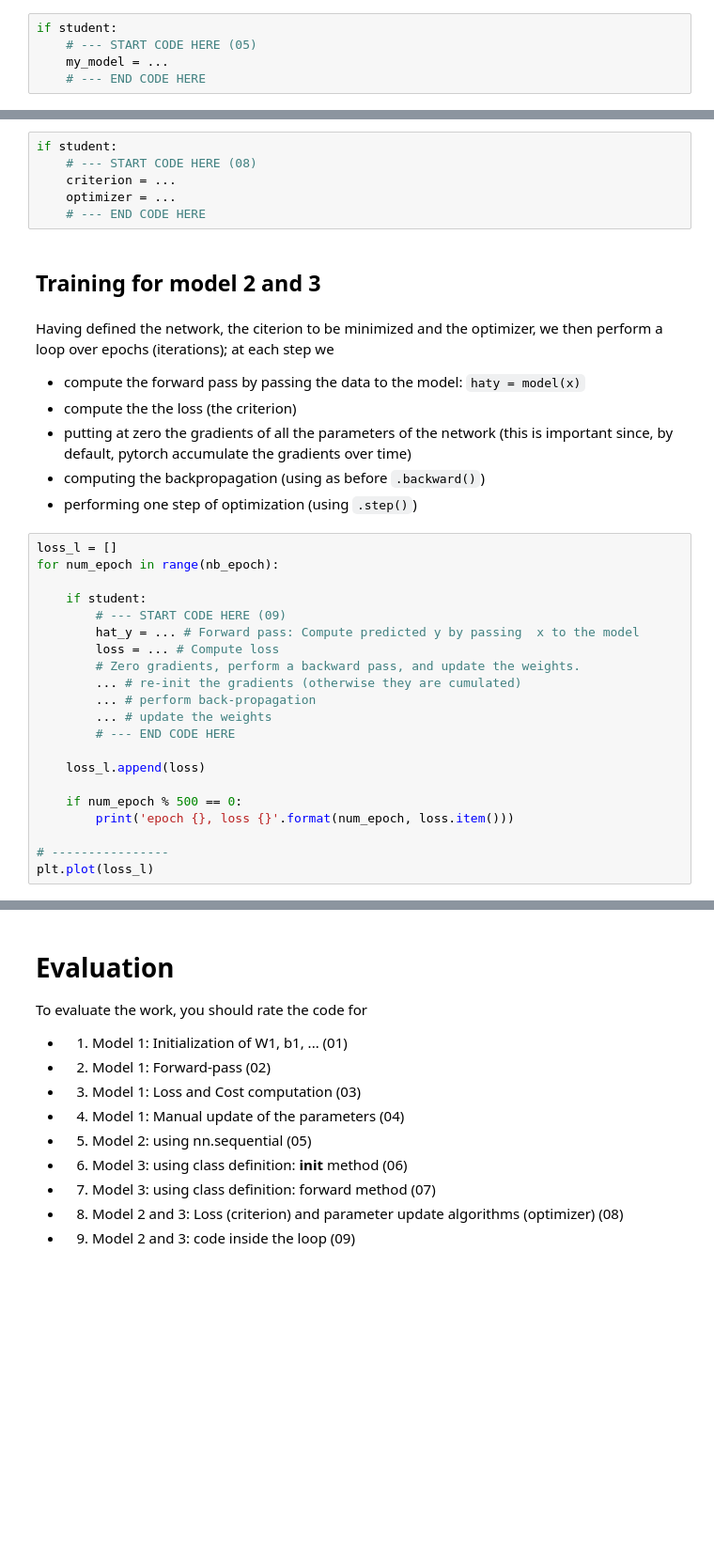
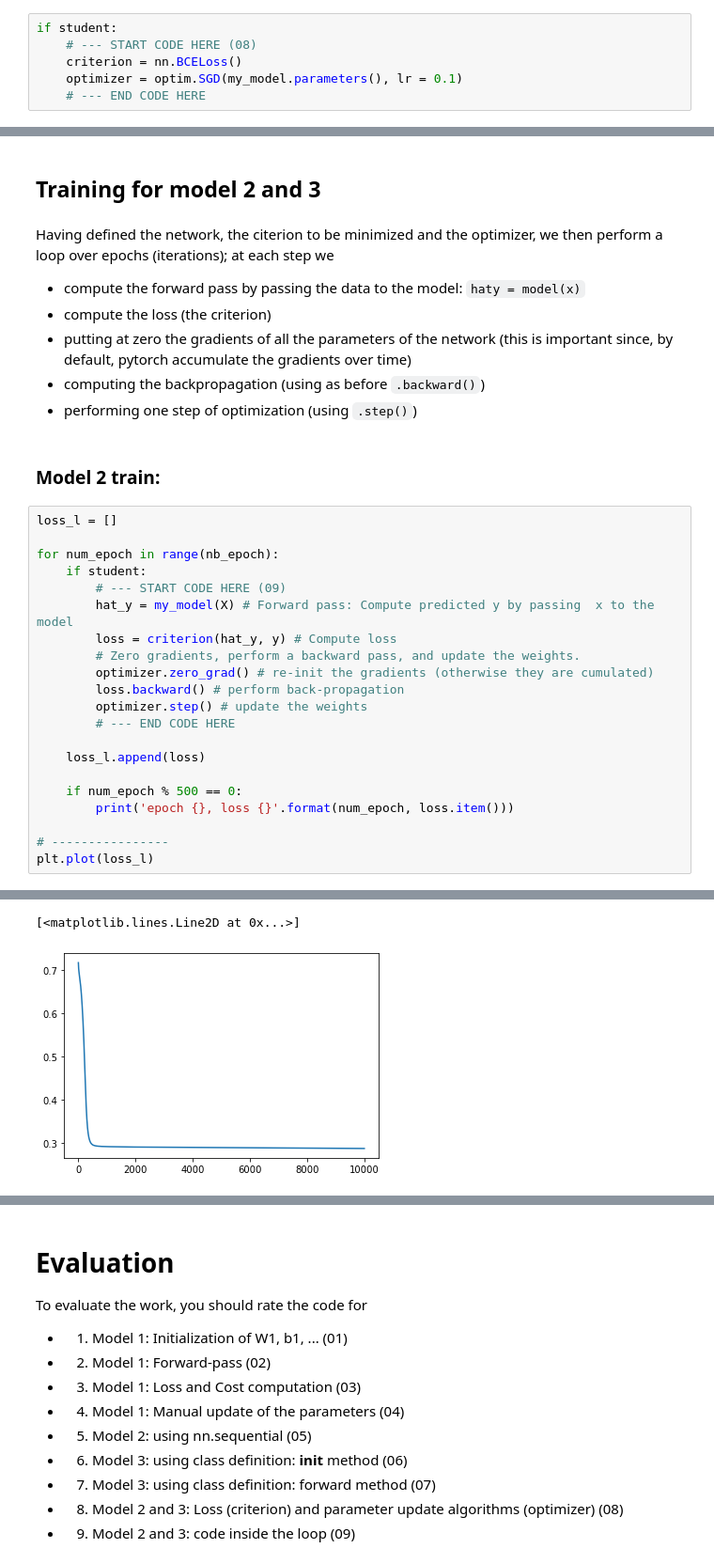
Before and after one commit to Bourhano/TelecomParis, a Jupyter notebook: DeepLearning1/1-MLP/DL1_20202021_Lab_MLP_pytorch_student.ipynb, the cells around one changed output, grey strips where cells are left out. Shown: that part at 94% size. Saved outputs shown, nothing was run; the diff lists cells and outputs as text; blank space fills up the shorter version.

````diff
--- a/DeepLearning1/1-MLP/DL1_20202021_Lab_MLP_pytorch_student.ipynb
+++ b/DeepLearning1/1-MLP/DL1_20202021_Lab_MLP_pytorch_student.ipynb
@@ -212,5 +335,6 @@ The model created will have all its parameters accessible as a dictionary and ca
 # %%
 if student:
-    # --- START CODE HERE (05)
-    my_model = ...
+    # --- START CODE HERE (08)
+    criterion = nn.BCELoss()
+    optimizer = optim.SGD(my_model.parameters(), lr = 0.1)
     # --- END CODE HERE
@@ -266,30 +341,26 @@
-# %%
-if student:
-    # --- START CODE HERE (08)
-    criterion = ...
-    optimizer = ...
-    # --- END CODE HERE
 # %% [markdown]
 ## Training for model 2 and 3
 # %% [markdown]
 Having defined the network, the citerion to be minimized and the optimizer, we then perform a loop over epochs (iterations); at each step we
 - compute the forward pass by passing the data to the model: ```haty = model(x)```
-- compute the the loss (the criterion)
+- compute the loss (the criterion)
 - putting at zero the gradients of all the parameters of the network (this is important since, by default, pytorch accumulate the gradients over time)
 - computing the backpropagation (using as before ```.backward()```)
 - performing one step of optimization (using ```.step()```)
+# %% [markdown]
+### Model 2 train:
 # %%
 loss_l = []
+
 for num_epoch in range(nb_epoch):
-
     if student:
         # --- START CODE HERE (09)
-        hat_y = ... # Forward pass: Compute predicted y by passing  x to the model
-        loss = ... # Compute loss
+        hat_y = my_model(X) # Forward pass: Compute predicted y by passing  x to the model
+        loss = criterion(hat_y, y) # Compute loss
         # Zero gradients, perform a backward pass, and update the weights.
-        ... # re-init the gradients (otherwise they are cumulated)
-        ... # perform back-propagation
-        ... # update the weights
+        optimizer.zero_grad() # re-init the gradients (otherwise they are cumulated)
+        loss.backward() # perform back-propagation
+        optimizer.step() # update the weights
         # --- END CODE HERE
 
     loss_l.append(loss)
@@ -299,3 +370,4 @@ for num_epoch in range(nb_epoch):
 
 # ----------------
 plt.plot(loss_l)
+# %% [output]
@@ -301,0 +394,2 @@ plt.plot(loss_l)
+[<matplotlib.lines.Line2D at 0x...>]
+[figure, added]
````
Also changed, not shown: parts of 18 cells of this notebook, 2 other files.
